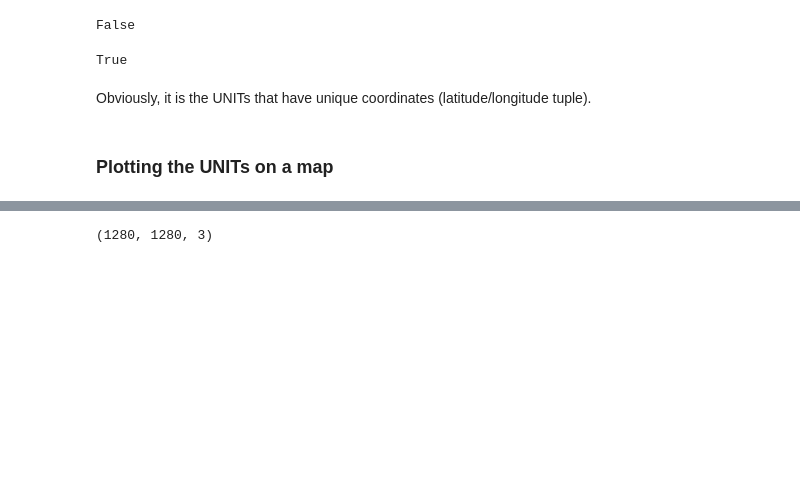
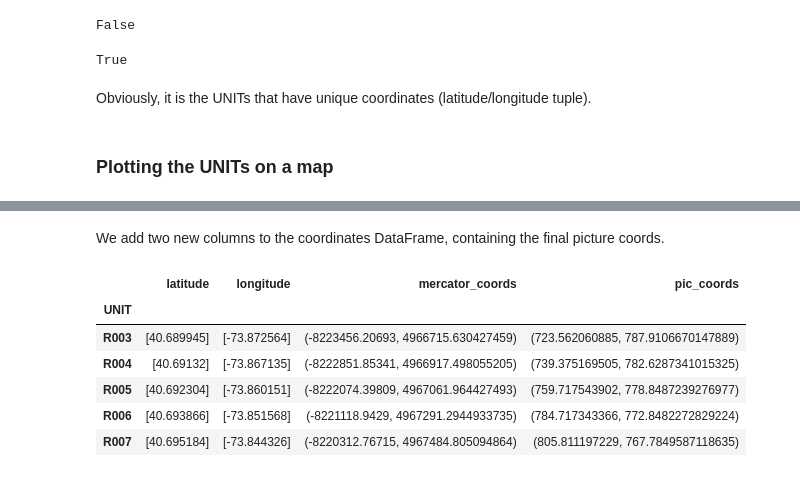
Before and after one commit to ihkihk/datan, a Jupyter notebook: p2_nycsubway/p2_nyc.ipynb, the cells around one changed output, grey strips where cells are left out. Cells and saved outputs as stored; diff of their text form; code cells hidden in the pictures; blank space fills up the shorter version.

```diff
--- a/p2_nycsubway/p2_nyc.ipynb
+++ b/p2_nycsubway/p2_nyc.ipynb
@@ -213,2 +211,4 @@ import matplotlib.pyplot as plt
+# %% [markdown]
+We add two new columns to the coordinates DataFrame, containing the final picture coords.
 # %%
 unit_coords = unit_coords.assign(pic_coords = unit_coords.apply(lambda row: proj2pic(row[2][0],row[2][1]), axis=1))
@@ -219,5 +215,11 @@ google_nyc_map = plt.imread("./staticmap.png")
-# %%
-google_nyc_map.shape
-# %% [output]
-(1280, 1280, 3)
+# %%
+unit_coords.head()
+# %% [output]
+|  | latitude | longitude | mercator_coords | pic_coords |
+| UNIT |  |  |  |  |
+| R003 | [40.689945] | [-73.872564] | (-8223456.20693, 4966715.630427459) | (723.562060885, 787.9106670147889) |
+| R004 | [40.69132] | [-73.867135] | (-8222851.85341, 4966917.498055205) | (739.375169505, 782.6287341015325) |
+| R005 | [40.692304] | [-73.860151] | (-8222074.39809, 4967061.964427493) | (759.717543902, 778.8487239276977) |
+| R006 | [40.693866] | [-73.851568] | (-8221118.9429, 4967291.2944933735) | (784.717343366, 772.8482272829224) |
+| R007 | [40.695184] | [-73.844326] | (-8220312.76715, 4967484.805094864) | (805.811197229, 767.7849587118635) |
 # %%
```
Also changed, not shown: parts of 30 cells of this notebook, 1 other file.
